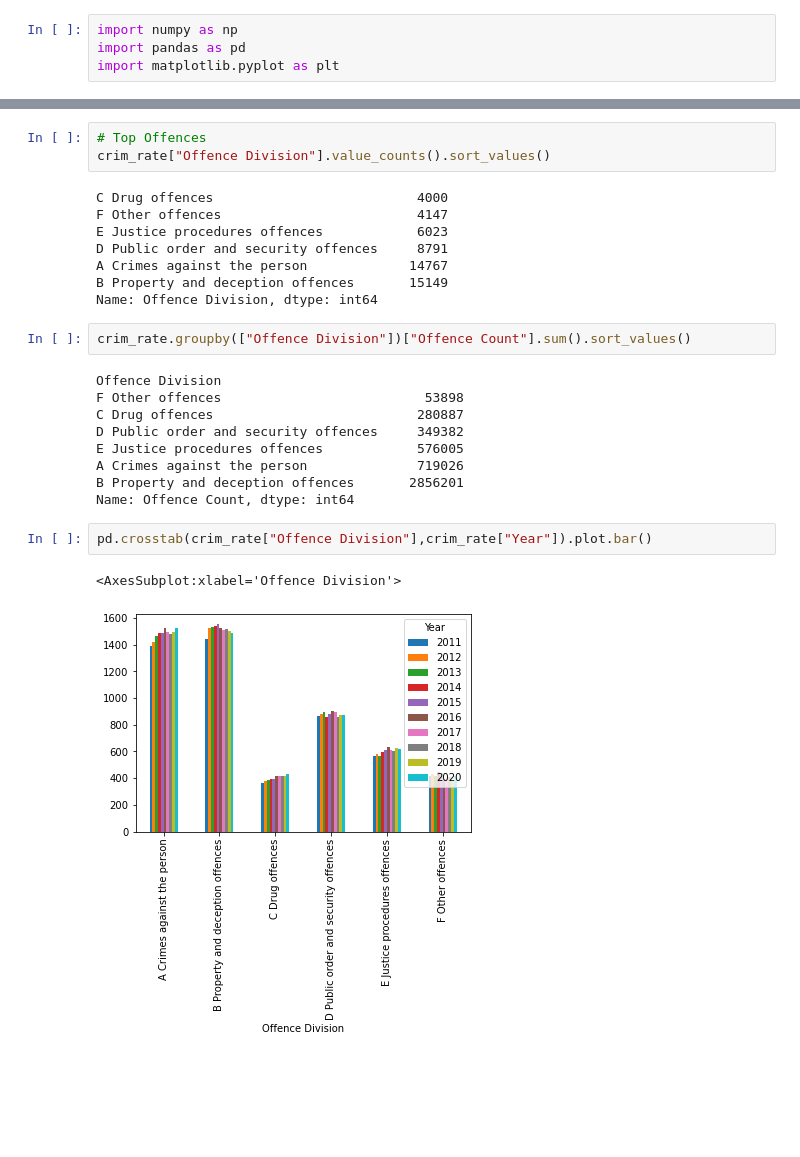
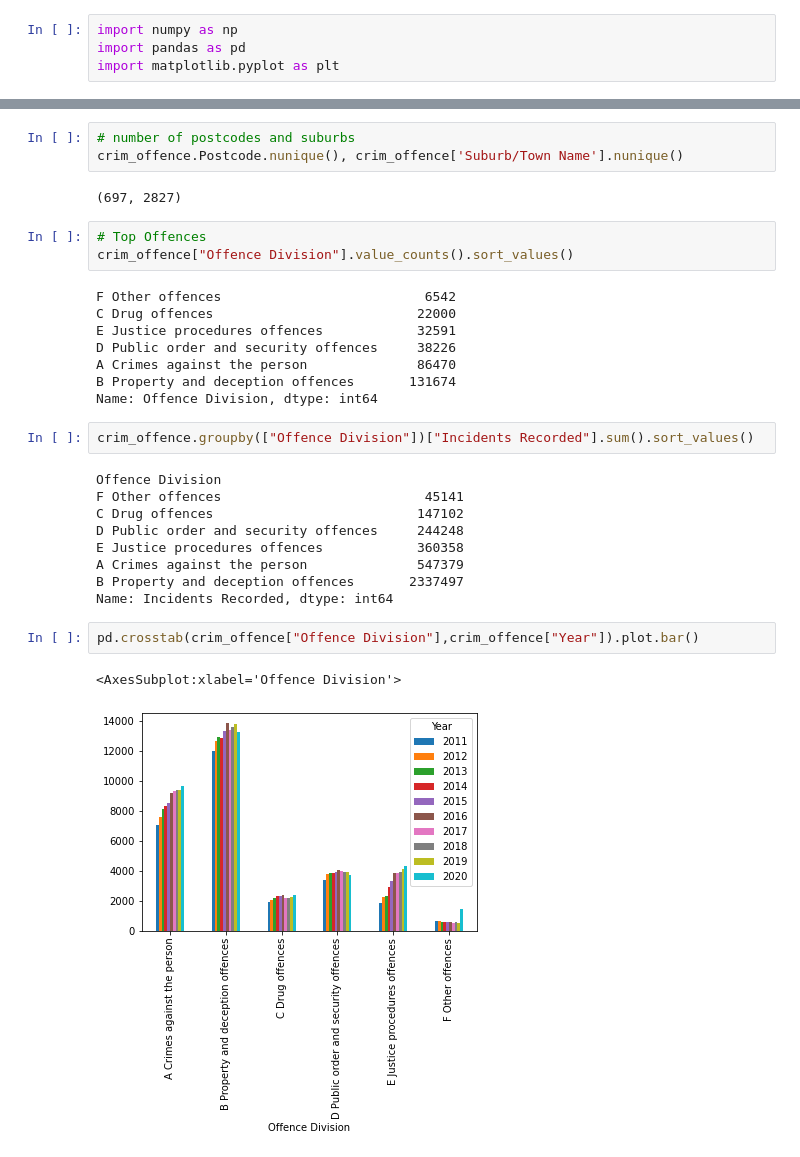
Before and after one commit to danhphan/spatial-analysis-intro, a Jupyter notebook: notebooks/02_Tabular-analysis-with-pandas.ipynb, the cells around one changed output, grey strips where cells are left out. Saved outputs shown, nothing was run; the diff lists cells and outputs as text; blank space fills up the shorter version.

```diff
--- a/notebooks/02_Tabular-analysis-with-pandas.ipynb
+++ b/notebooks/02_Tabular-analysis-with-pandas.ipynb
@@ -25,28 +21,33 @@ crim_rate.head()
+# %%
+# number of postcodes and suburbs
+crim_offence.Postcode.nunique(), crim_offence['Suburb/Town Name'].nunique()
+# %% [output]
+(697, 2827)
 # %%
 # Top Offences
-crim_rate["Offence Division"].value_counts().sort_values()
+crim_offence["Offence Division"].value_counts().sort_values()
 # %% [output]
-C Drug offences                          4000
-F Other offences                         4147
-E Justice procedures offences            6023
-D Public order and security offences     8791
-A Crimes against the person             14767
-B Property and deception offences       15149
+F Other offences                          6542
+C Drug offences                          22000
+E Justice procedures offences            32591
+D Public order and security offences     38226
+A Crimes against the person              86470
+B Property and deception offences       131674
 Name: Offence Division, dtype: int64
 # %%
-crim_rate.groupby(["Offence Division"])["Offence Count"].sum().sort_values()
+crim_offence.groupby(["Offence Division"])["Incidents Recorded"].sum().sort_values()
 # %% [output]
 Offence Division
-F Other offences                          53898
-C Drug offences                          280887
-D Public order and security offences     349382
-E Justice procedures offences            576005
-A Crimes against the person              719026
-B Property and deception offences       2856201
-Name: Offence Count, dtype: int64
+F Other offences                          45141
+C Drug offences                          147102
+D Public order and security offences     244248
+E Justice procedures offences            360358
+A Crimes against the person              547379
+B Property and deception offences       2337497
+Name: Incidents Recorded, dtype: int64
 # %%
-pd.crosstab(crim_rate["Offence Division"],crim_rate["Year"]).plot.bar()
+pd.crosstab(crim_offence["Offence Division"],crim_offence["Year"]).plot.bar()
 # %% [output]
 <AxesSubplot:xlabel='Offence Division'>
-[figure, old version]
+[figure, new version]
 # %%
```
Also changed, not shown: parts of 9 cells of this notebook.
